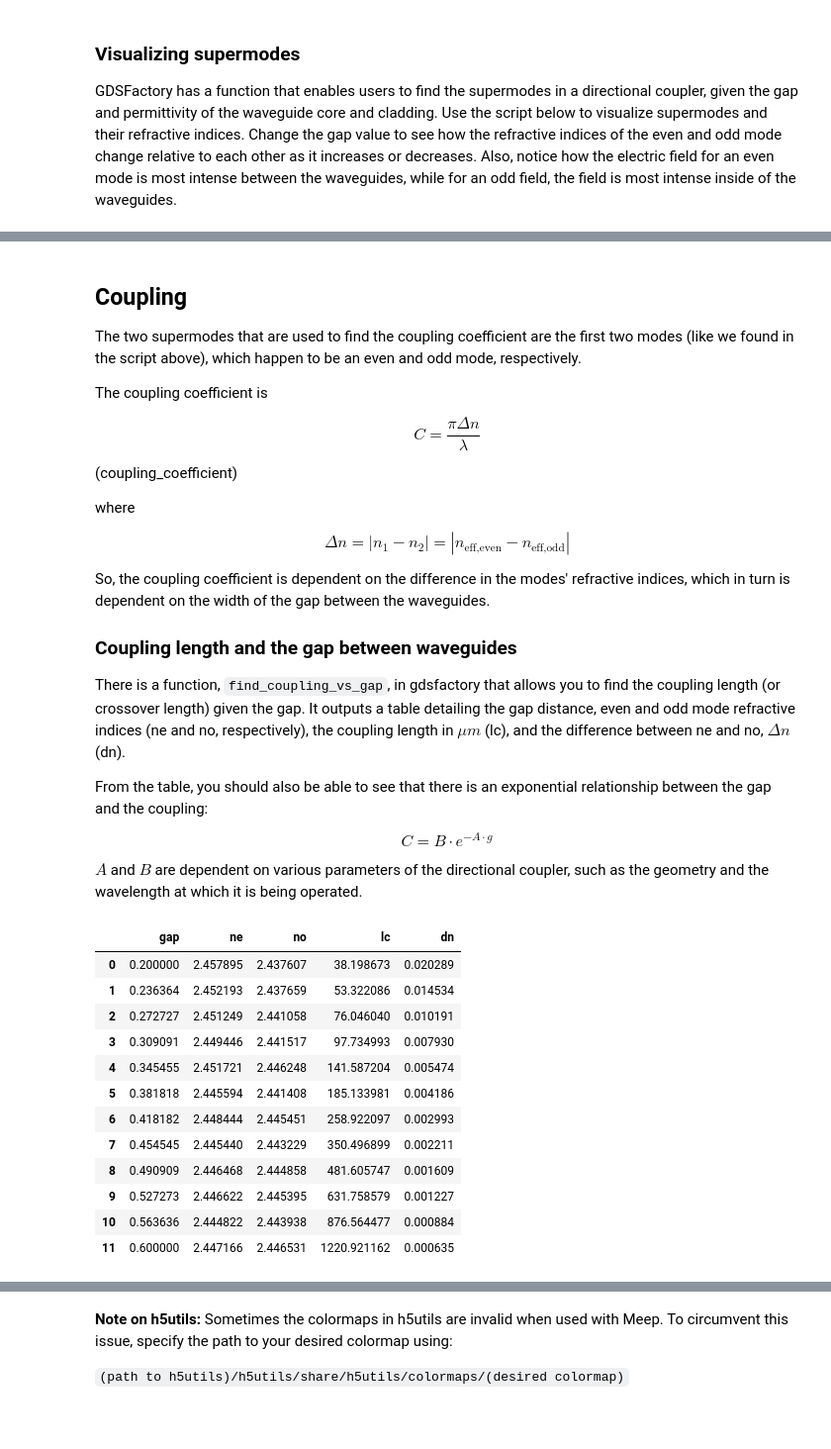
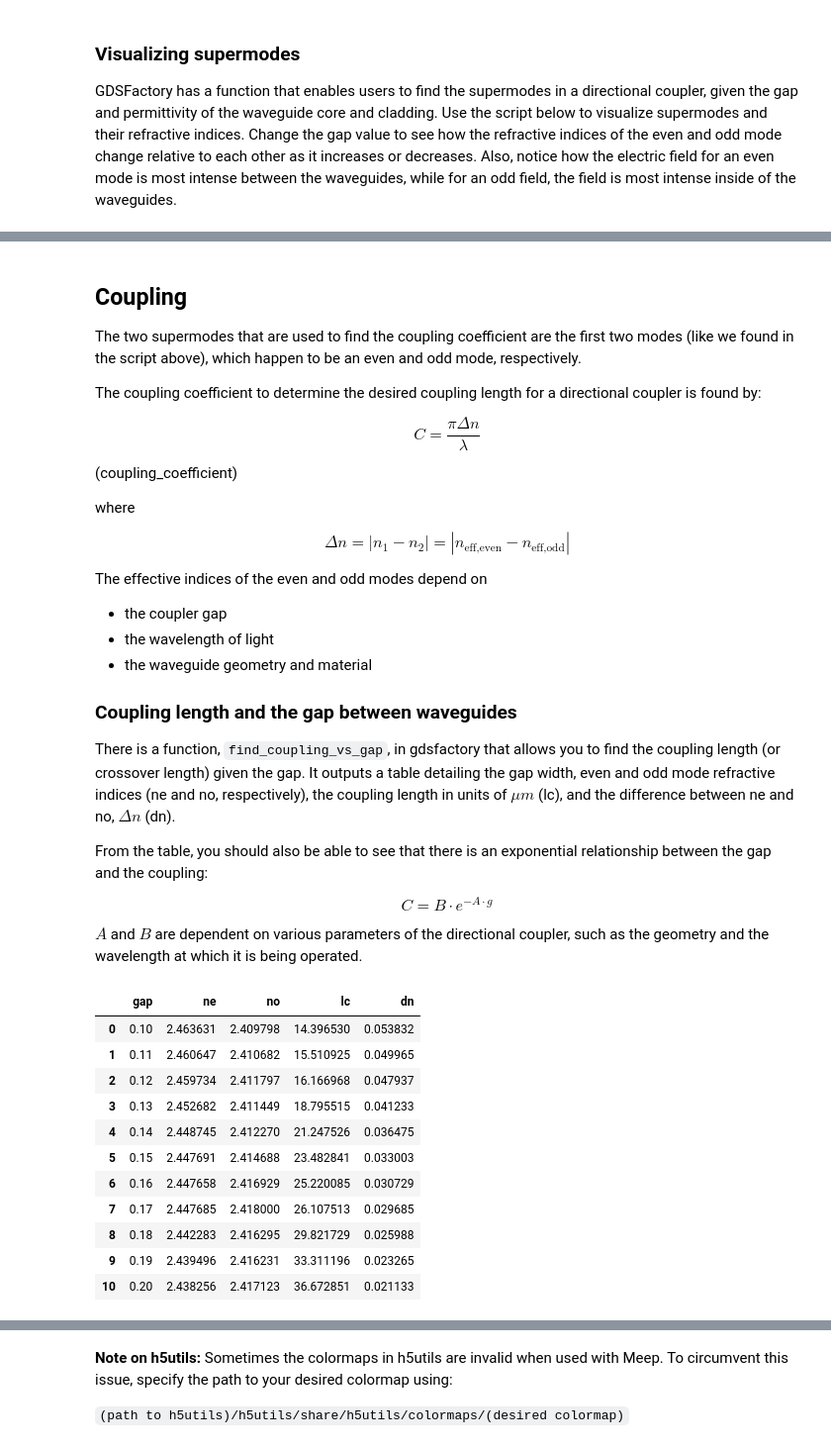
Before and after one commit to BYUCamachoLab/Photonics-Bootcamp, a Jupyter notebook: book/pages/directional_couplers.ipynb, the cells around one changed output, grey strips where cells are left out. Shown at 99% size. Saved outputs shown, nothing was run; the diff lists cells and outputs as text; code cells hidden in the pictures; blank space fills up the shorter version.

Commit message:
updated directional coupler section and changes to setup script

```diff
--- a/book/pages/directional_couplers.ipynb
+++ b/book/pages/directional_couplers.ipynb
@@ -65,7 +69,7 @@ Refractive index of odd mode: 2.4190461250593778
 ## Coupling
 The two supermodes that are used to find the coupling coefficient are the first two modes (like we found in the script above), which happen to be an even and odd mode, respectively.
 
-The coupling coefficient is
+The coupling coefficient to determine the desired coupling length for a directional coupler is found by:
 
 $$
 C = \frac{\pi\Delta n}{\lambda}
@@ -77,33 +81,47 @@ $$
 \Delta n = |n_{1} - n_{2}| = |n_{\text{eff,even}} - n_{\text{eff,odd}}|
 $$
 
-So, the coupling coefficient is dependent on the difference in the modes' refractive indices, which in turn is dependent on the width of the gap between the waveguides.
+The effective indices of the even and odd modes depend on
+* the coupler gap
+* the wavelength of light
+* the waveguide geometry and material
 
 ### Coupling length and the gap between waveguides
 
-There is a function, `find_coupling_vs_gap`, in gdsfactory that allows you to find the coupling length (or crossover length) given the gap. It outputs a table detailing the gap distance, even and odd mode refractive indices (ne and no, respectively), the coupling length in $\mu m$ (lc), and the difference between ne and no, $\Delta n$ (dn).
+There is a function, `find_coupling_vs_gap`, in gdsfactory that allows you to find the coupling length (or crossover length) given the gap. It outputs a table detailing the gap width, even and odd mode refractive indices (ne and no, respectively), the coupling length in units of $\mu m$ (lc), and the difference between ne and no, $\Delta n$ (dn).
 
 From the table, you should also be able to see that there is an exponential relationship between the gap and the coupling:
 
 $$C = B\cdot e^{-A \cdot g}$$
 
 $A$ and $B$ are dependent on various parameters of the directional coupler, such as the geometry and the wavelength at which it is being operated.
-# %%
-gm.find_coupling_vs_gap(gap1=0.2, gap2=0.6, steps=12, nmodes=1, wavelength=1.55)
-# %% [output]
-|  | gap | ne | no | lc | dn |
-| 0 | 0.200000 | 2.457895 | 2.437607 | 38.198673 | 0.020289 |
-| 1 | 0.236364 | 2.452193 | 2.437659 | 53.322086 | 0.014534 |
-| 2 | 0.272727 | 2.451249 | 2.441058 | 76.046040 | 0.010191 |
-| 3 | 0.309091 | 2.449446 | 2.441517 | 97.734993 | 0.007930 |
-| 4 | 0.345455 | 2.451721 | 2.446248 | 141.587204 | 0.005474 |
-| 5 | 0.381818 | 2.445594 | 2.441408 | 185.133981 | 0.004186 |
-| 6 | 0.418182 | 2.448444 | 2.445451 | 258.922097 | 0.002993 |
-| 7 | 0.454545 | 2.445440 | 2.443229 | 350.496899 | 0.002211 |
-| 8 | 0.490909 | 2.446468 | 2.444858 | 481.605747 | 0.001609 |
-| 9 | 0.527273 | 2.446622 | 2.445395 | 631.758579 | 0.001227 |
-| 10 | 0.563636 | 2.444822 | 2.443938 | 876.564477 | 0.000884 |
-| 11 | 0.600000 | 2.447166 | 2.446531 | 1220.921162 | 0.000635 |
+# %%
+import meep as mp
+gm.find_coupling_vs_gap(gap1=0.1,
+                        gap2=0.2,
+                        steps=11,
+                        nmodes=1,
+                        wavelength=1.55,
+                        parity=mp.EVEN_Y,
+                        core_widths=(0.5, 0.5),
+                        core_material=3.45,
+                        clad_material=1.45,
+                        core_thickness=0.22,
+                        resolution=40,
+                        sz=6,)
+# %% [output]
+|  | gap | ne | no | lc | dn |
+| 0 | 0.10 | 2.463631 | 2.409798 | 14.396530 | 0.053832 |
+| 1 | 0.11 | 2.460647 | 2.410682 | 15.510925 | 0.049965 |
+| 2 | 0.12 | 2.459734 | 2.411797 | 16.166968 | 0.047937 |
+| 3 | 0.13 | 2.452682 | 2.411449 | 18.795515 | 0.041233 |
+| 4 | 0.14 | 2.448745 | 2.412270 | 21.247526 | 0.036475 |
+| 5 | 0.15 | 2.447691 | 2.414688 | 23.482841 | 0.033003 |
+| 6 | 0.16 | 2.447658 | 2.416929 | 25.220085 | 0.030729 |
+| 7 | 0.17 | 2.447685 | 2.418000 | 26.107513 | 0.029685 |
+| 8 | 0.18 | 2.442283 | 2.416295 | 29.821729 | 0.025988 |
+| 9 | 0.19 | 2.439496 | 2.416231 | 33.311196 | 0.023265 |
+| 10 | 0.20 | 2.438256 | 2.417123 | 36.672851 | 0.021133 |
 # %% [markdown]
 As seen above, each supermode has its own effective index ($n_{\text{eff,even}}$, $n_{\text{eff,odd}}$) that differs from that of the normal mode in the waveguide and is dependent of the gap between the waveguides. $n_{\text{eff,even}}$ increases as the gap decreases, and $n_{\text{eff,odd}}$ decreases as the gap decreases. The different effective indices also mean that the two modes have different propagation constants.
 
```
Also changed, not shown: parts of 10 cells of this notebook, 3 other files.
